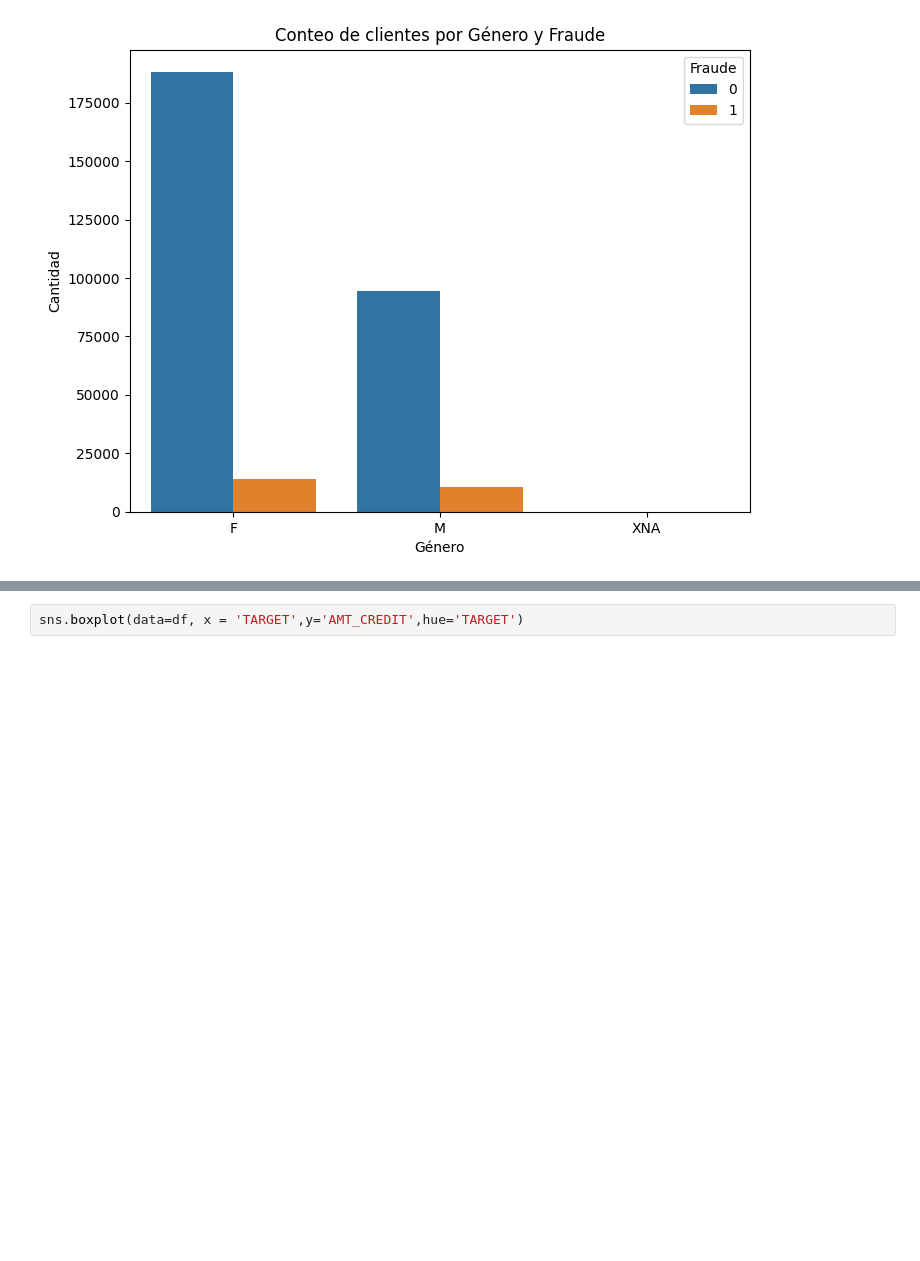
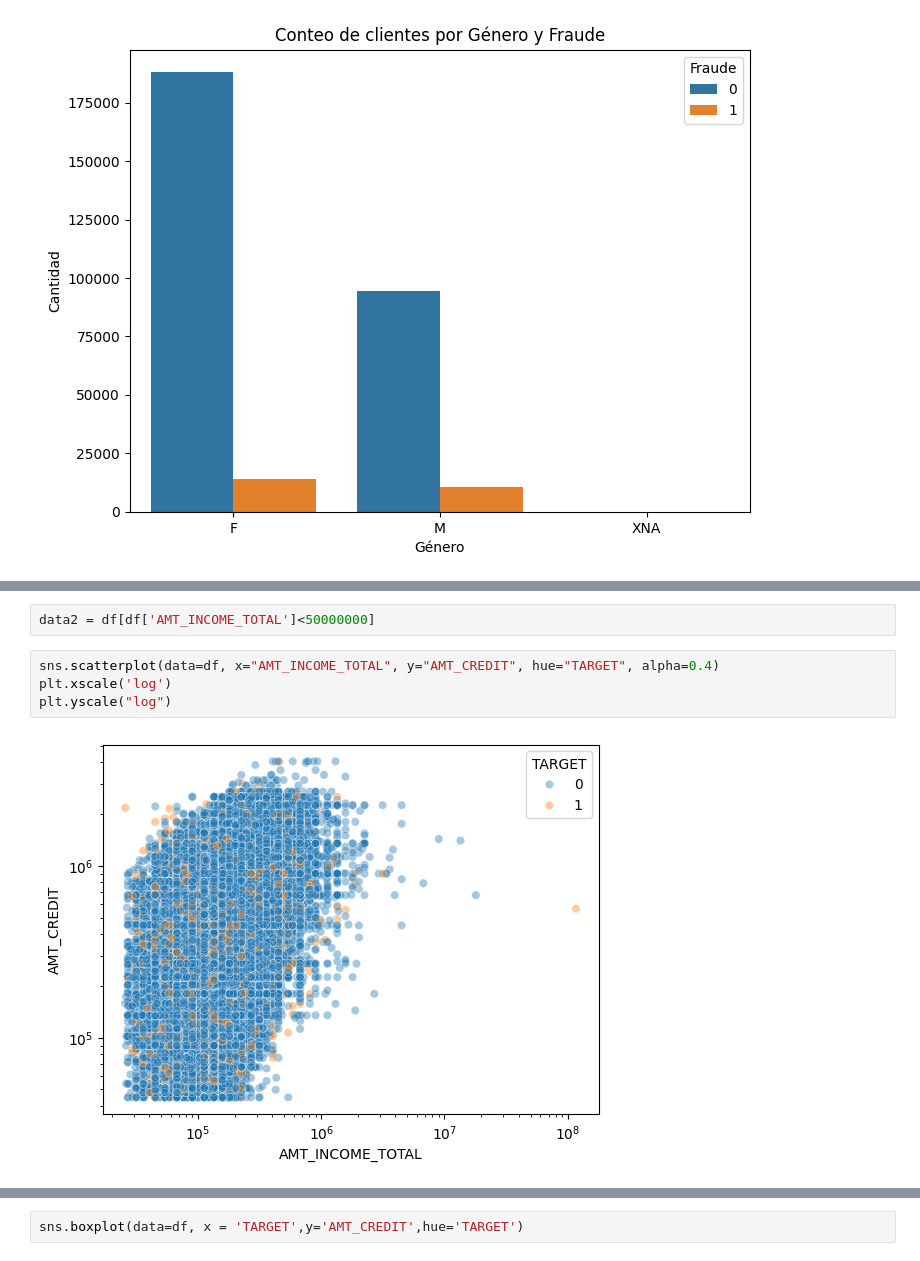
Before and after one commit to Anghelo-Salirrosas/CreditCardFraudProject, a Jupyter notebook: notebooks/3.DataVisualization.ipynb, the cells around one changed output, grey strips where cells are left out. Drawn from its saved outputs; the diff is of its cells as text; blank space fills up the shorter version.

```diff
--- a/notebooks/3.DataVisualization.ipynb
+++ b/notebooks/3.DataVisualization.ipynb
@@ -100,0 +137,8 @@ KeyError: "['DAYS_BIRTH'] not found in axis"
+# %%
+data2 = df[df['AMT_INCOME_TOTAL']<50000000]
+# %%
+sns.scatterplot(data=df, x="AMT_INCOME_TOTAL", y="AMT_CREDIT", hue="TARGET", alpha=0.4)
+plt.xscale('log')
+plt.yscale("log")
+# %% [output]
+[figure, added]
```
Also changed, not shown: parts of 12 cells of this notebook, 1 other file.
